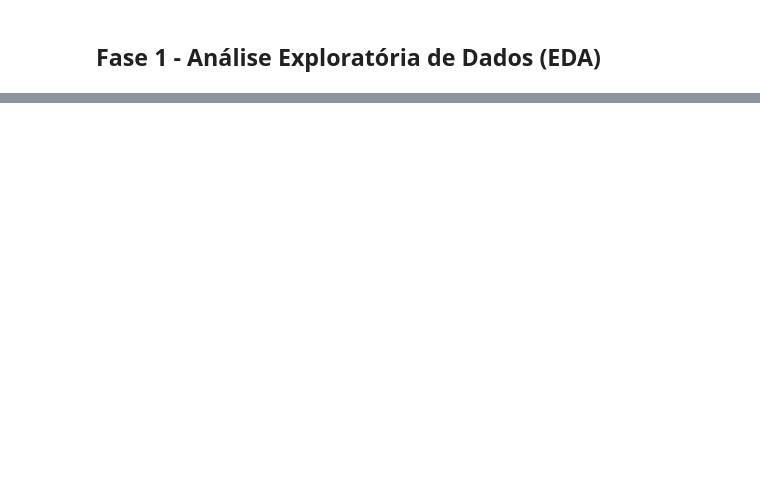
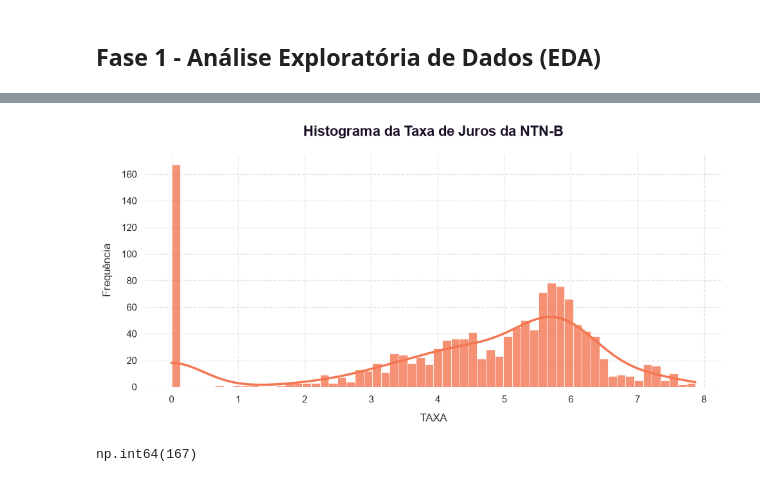
Before and after one commit to FelipeQue/brazilian-treasury-rate-prediction, a Jupyter notebook: notebooks/treasurycaster.ipynb, the cells around one changed output, grey strips where cells are left out. Cells and saved outputs as stored; diff of their text form; code cells hidden in the pictures; blank space fills up the shorter version.

```diff
--- a/notebooks/treasurycaster.ipynb
+++ b/notebooks/treasurycaster.ipynb
@@ -112,0 +135,12 @@ df_combined.head()
+# %%
+# Histograma da variável de interesse TAXA apenas para os títulos do tipo NTN-B
+
+df_ntnb = df[df['TITULO'] == 'NTN-B']
+plot_histogram(df_ntnb, column='TAXA', title='Histograma da Taxa de Juros da NTN-B', filename='histogram_taxa_ntnb.png')
+# %% [output]
+[figure, added]
+# %%
+# Contagem de valores zerados na coluna TAXA do DataFrame filtrado para títulos NTN-B
+(df_ntnb['TAXA'] == 0).sum()
+# %% [output]
+np.int64(167)
```
Also changed, not shown: parts of 14 cells of this notebook, 3 other files.
